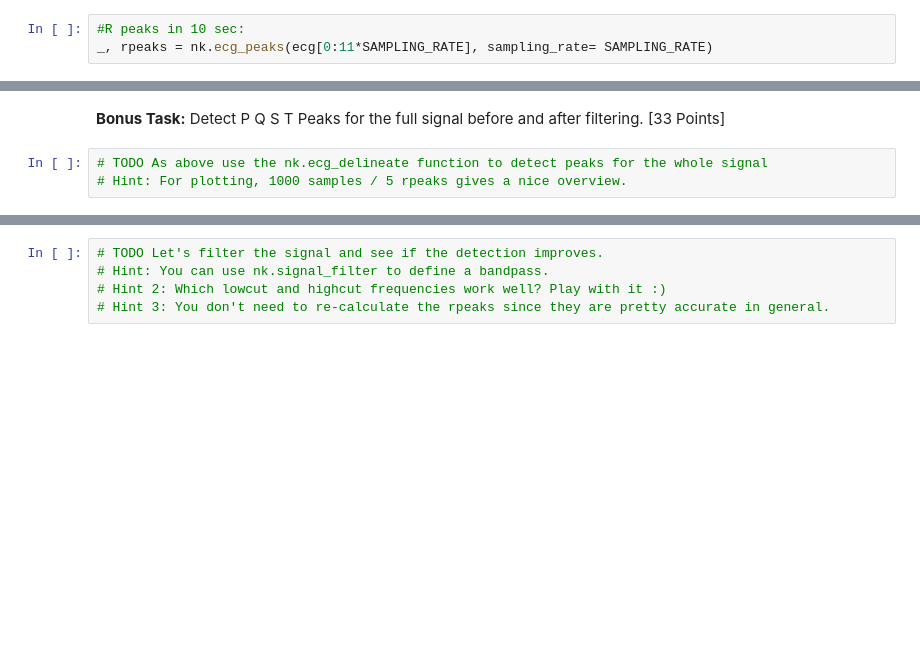
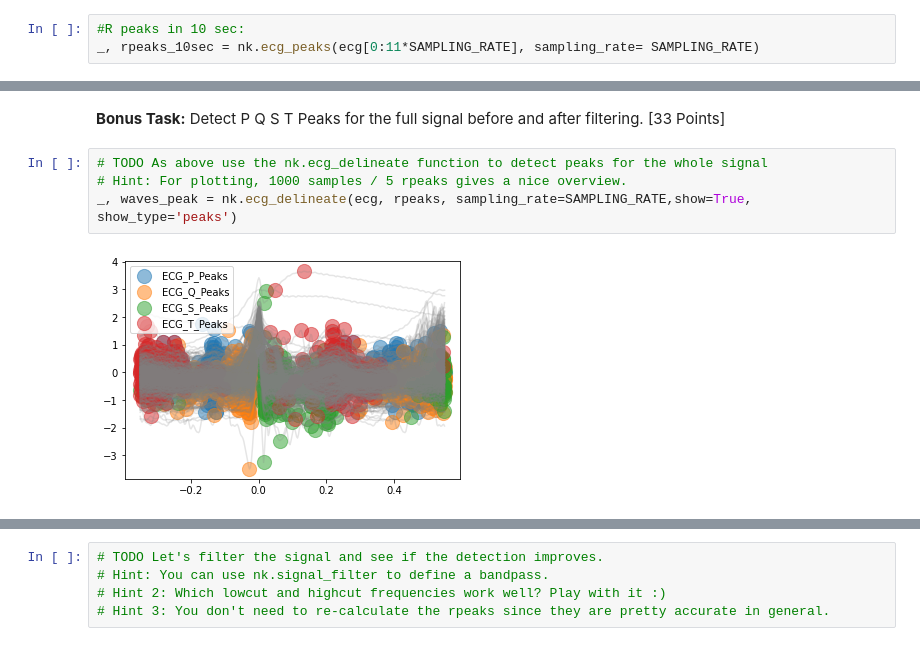
Before and after one commit to aovladi/cs697, a Jupyter notebook: CS480_Assignment_1.ipynb, the cells around one changed output, grey strips where cells are left out. Drawn from its saved outputs; the diff is of its cells as text; blank space fills up the shorter version.

```diff
--- a/CS480_Assignment_1.ipynb
+++ b/CS480_Assignment_1.ipynb
@@ -107,4 +103,4 @@ end peak is located before: (11-8)*360 = 1,080, i.e. 1,068 -> rpeaks[5]
 # Hint: you can use the rpeaks for that
 # %%
 #R peaks in 10 sec:
-_, rpeaks = nk.ecg_peaks(ecg[0:11*SAMPLING_RATE], sampling_rate= SAMPLING_RATE)
+_, rpeaks_10sec = nk.ecg_peaks(ecg[0:11*SAMPLING_RATE], sampling_rate= SAMPLING_RATE)
@@ -136,3 +145,6 @@ It looks like an active heart rate, e.g. when I excersize, my HR is usually inbe
 # %%
 # TODO As above use the nk.ecg_delineate function to detect peaks for the whole signal
 # Hint: For plotting, 1000 samples / 5 rpeaks gives a nice overview.
+_, waves_peak = nk.ecg_delineate(ecg, rpeaks, sampling_rate=SAMPLING_RATE,show=True, show_type='peaks')
+# %% [output]
+[figure, added]
```
Also changed, not shown: parts of 22 cells of this notebook.
